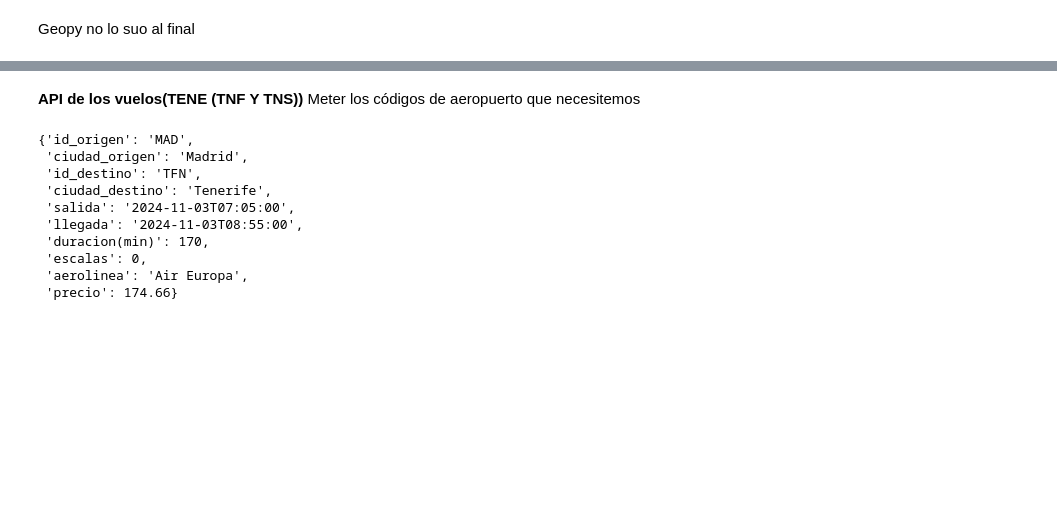
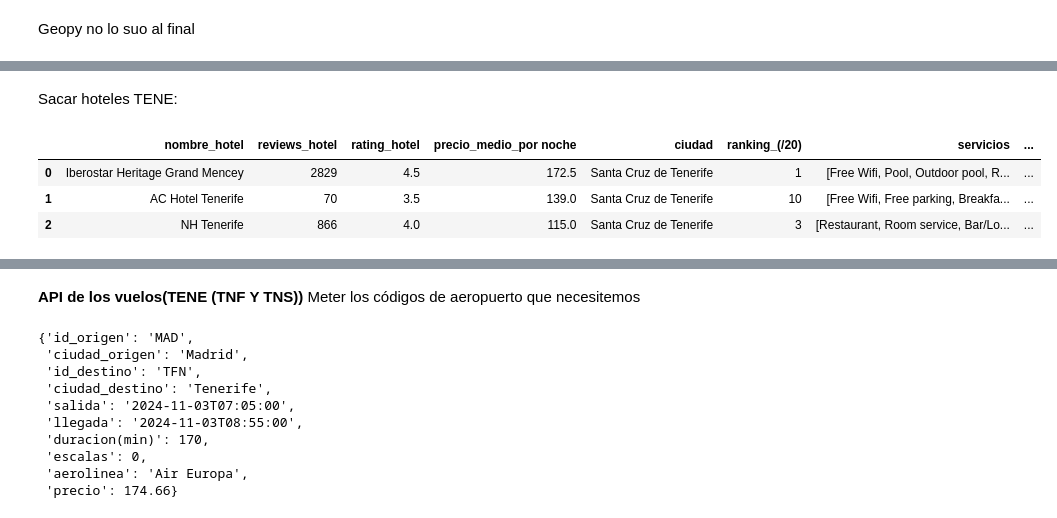
Before and after one commit to jgilsu11/Proyecto3-Explorando-Viajes, a Jupyter notebook: viaje.ipynb, the cells around one changed output, grey strips where cells are left out. Cells and saved outputs as stored; diff of their text form; code cells hidden in the pictures; blank space fills up the shorter version.

```diff
--- a/viaje.ipynb
+++ b/viaje.ipynb
@@ -25,0 +88,42 @@ Geopy no lo suo al final
+# %% [markdown]
+Sacar hoteles TENE:
+# %%
+lista_diccht=[]
+
+for i in range(0, len(answer["results"])):
+
+        nombre_hotel=answer["results"][i]["name"]
+        reviews_hotel=answer["results"][i]["reviews"]
+        rating_hotel=answer["results"][i]["rating"]
+        precio_rango_min=answer["results"][i]["price_range_usd"]["min"]
+        precio_rango_max=answer["results"][i]["price_range_usd"]["max"]
+        precio_medio= (precio_rango_max + precio_rango_min)/2
+        ciudad=answer["results"][i]["detailed_address"]["city"]
+        ranking_sobre_20=answer["results"][i]["ranking"]["current_rank"]
+        servicios=answer["results"][i]["amenities"]
+        link=answer["results"][i]["link"]
+
+
+        diccht= {"nombre_hotel":nombre_hotel,
+                "reviews_hotel":reviews_hotel,
+                "rating_hotel": rating_hotel,
+                "precio_rango_min":precio_rango_min,
+                "precio_rango_max":precio_rango_max,
+                "precio_medio_por noche":precio_medio,
+                "ciudad":ciudad,
+                "ranking_(/20)":ranking_sobre_20,
+                "servicios":servicios,
+                "link":link
+                }
+
+
+
+        lista_diccht.append(diccht)
+# %%
+df_hotel_tenerife= pd.DataFrame(lista_diccht).drop(columns= ["precio_rango_min", "precio_rango_max"])
+df_hotel_tenerife.head(3)
+# %% [output]
+|  | nombre_hotel | reviews_hotel | rating_hotel | precio_medio_por noche | ciudad | ranking_(/20) | servicios | ... |
+| 0 | Iberostar Heritage Grand Mencey | 2829 | 4.5 | 172.5 | Santa Cruz de Tenerife | 1 | [Free Wifi, Pool, Outdoor pool, R... | ... |
+| 1 | AC Hotel Tenerife | 70 | 3.5 | 139.0 | Santa Cruz de Tenerife | 10 | [Free Wifi, Free parking, Breakfa... | ... |
+| 2 | NH Tenerife | 866 | 4.0 | 115.0 | Santa Cruz de Tenerife | 3 | [Restaurant, Room service, Bar/Lo... | ... |
```
Also changed, not shown: parts of 24 cells of this notebook, 3 other files.
